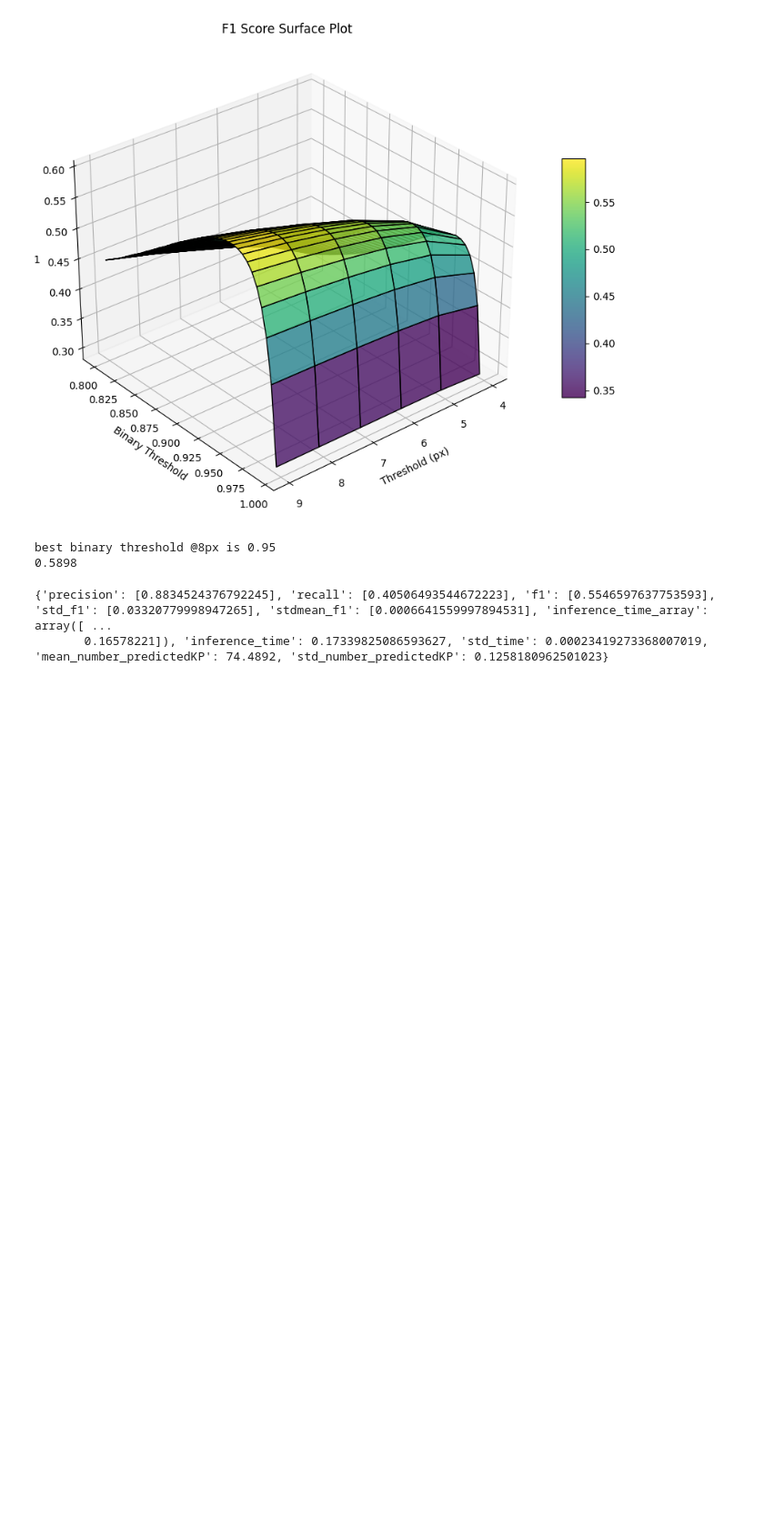
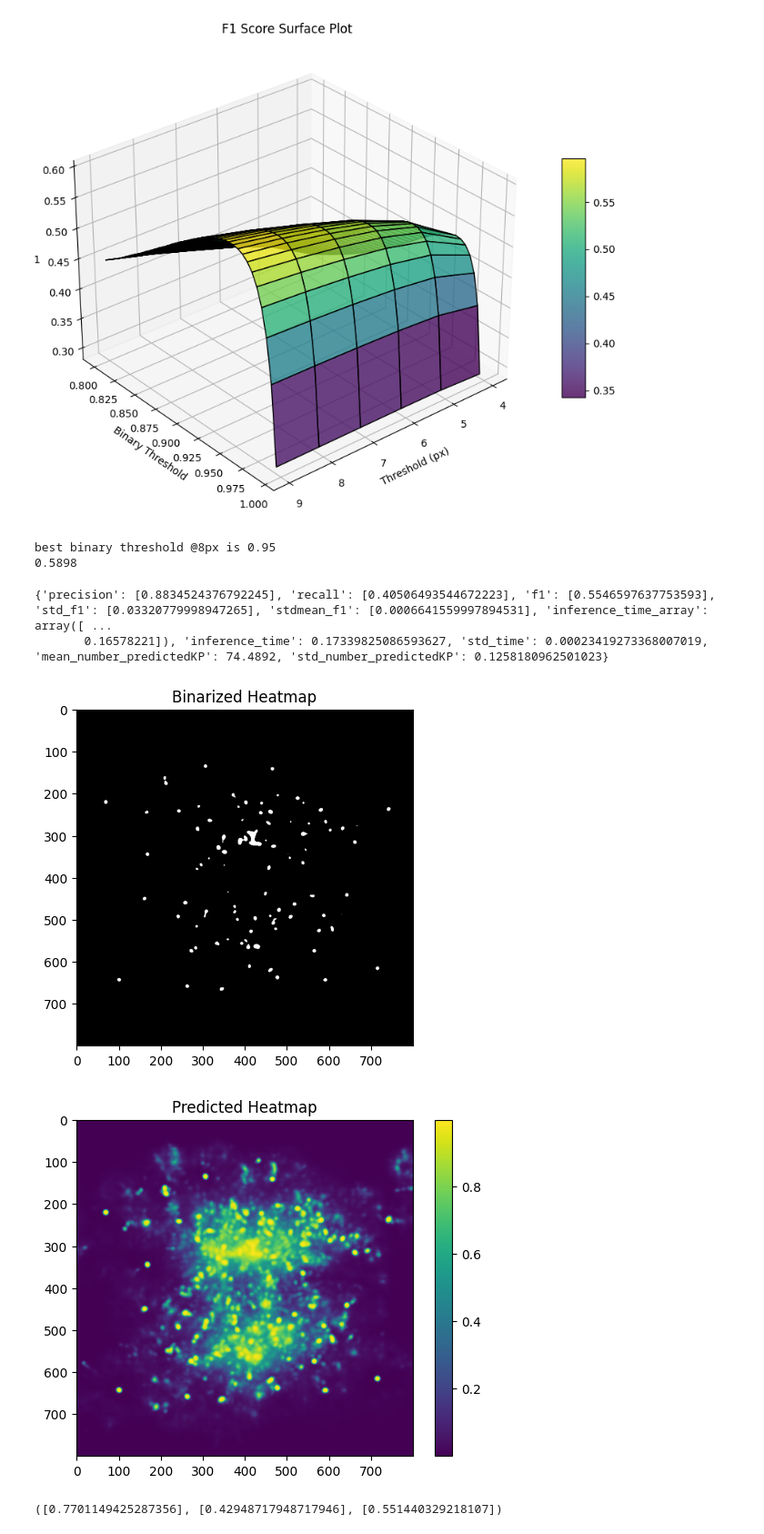
Before and after one commit to DanieleGhezzi25/A-Machine-Learning-Approach-for-Particle-Tracking-in-RICH-Detectors, a Jupyter notebook: UNet/SharedDataset/800px/beta=1/f1matrix800.ipynb, the cells around one changed output. Shown at 91% size. Saved outputs shown, nothing was run; the diff lists cells and outputs as text; code cells hidden in the pictures; blank space fills up the shorter version.

```diff
--- a/UNet/SharedDataset/800px/beta=1/f1matrix800.ipynb
+++ b/UNet/SharedDataset/800px/beta=1/f1matrix800.ipynb
@@ -151,3 +169,20 @@ print(stats)
 # %% [output]
 {'precision': [0.8834524376792245], 'recall': [0.40506493544672223], 'f1': [0.5546597637753593], 'std_f1': [0.03320779998947265], 'stdmean_f1': [0.0006641559997894531], 'inference_time_array': array([ ...
        0.16578221]), 'inference_time': 0.17339825086593627, 'std_time': 0.00023419273368007019, 'mean_number_predictedKP': 74.4892, 'std_number_predictedKP': 0.1258180962501023}
+# %%
+import
+
+model_path = '/user/gr1/delphi/dghezzi/UNet/SharedDataset/800px/lossBCEL1/last.pth'
+model = UNetWithAttention(in_channels=1, out_channels=1)
+model.load_state_dict(torch.load(model_path, map_location=device))
+model.to(device)
+model.eval()  # modalità valutazione (disabilita dropout, batchnorm, ecc)
+
+heatmap, keypoint_cov, _ = inference_image(beta=1, model=model, img_path='/user/gr1/delphi/dghezzi/SharedDataset_22500_2500_150_175_npy/UNet/800px/images/val/event_8.npy', device=device, threshold=0.95, show_mask=True)
+
+kp_pred = [kp for kp,cov in keypoint_cov]
+print(compute_pck_metrics(kp_pred, load_keypoints_from_csv('/user/gr1/delphi/dghezzi/SharedDataset_22500_2500_150_175_npy/UNet/800px/centers/val/event_8_centers.csv'), thresholds=[8]))
+# %% [output]
+[figure, added]
+[figure, added]
+([0.7701149425287356], [0.42948717948717946], [0.551440329218107])
```
Also changed, not shown: parts of 3 cells of this notebook, 8 other files.
